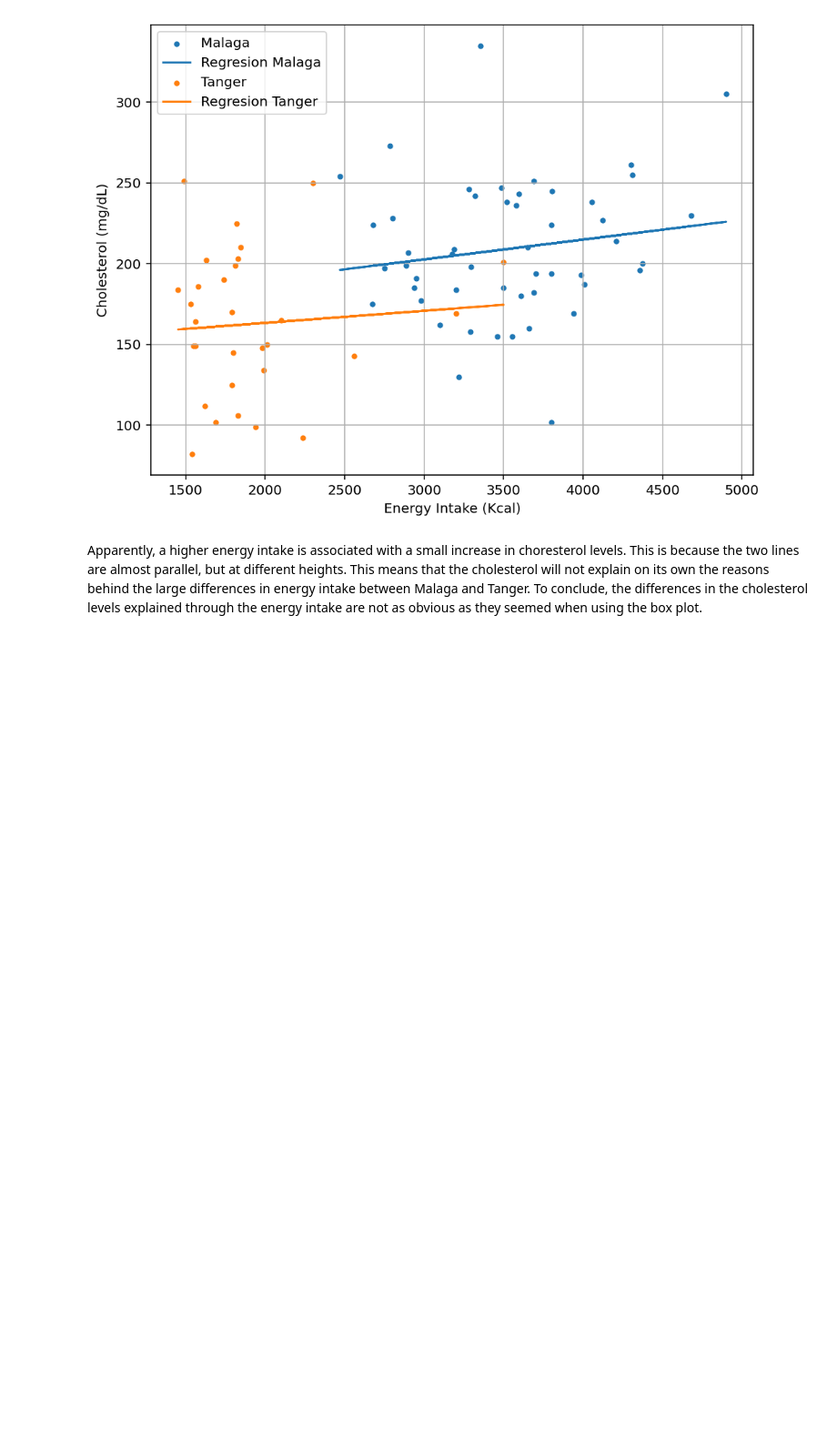
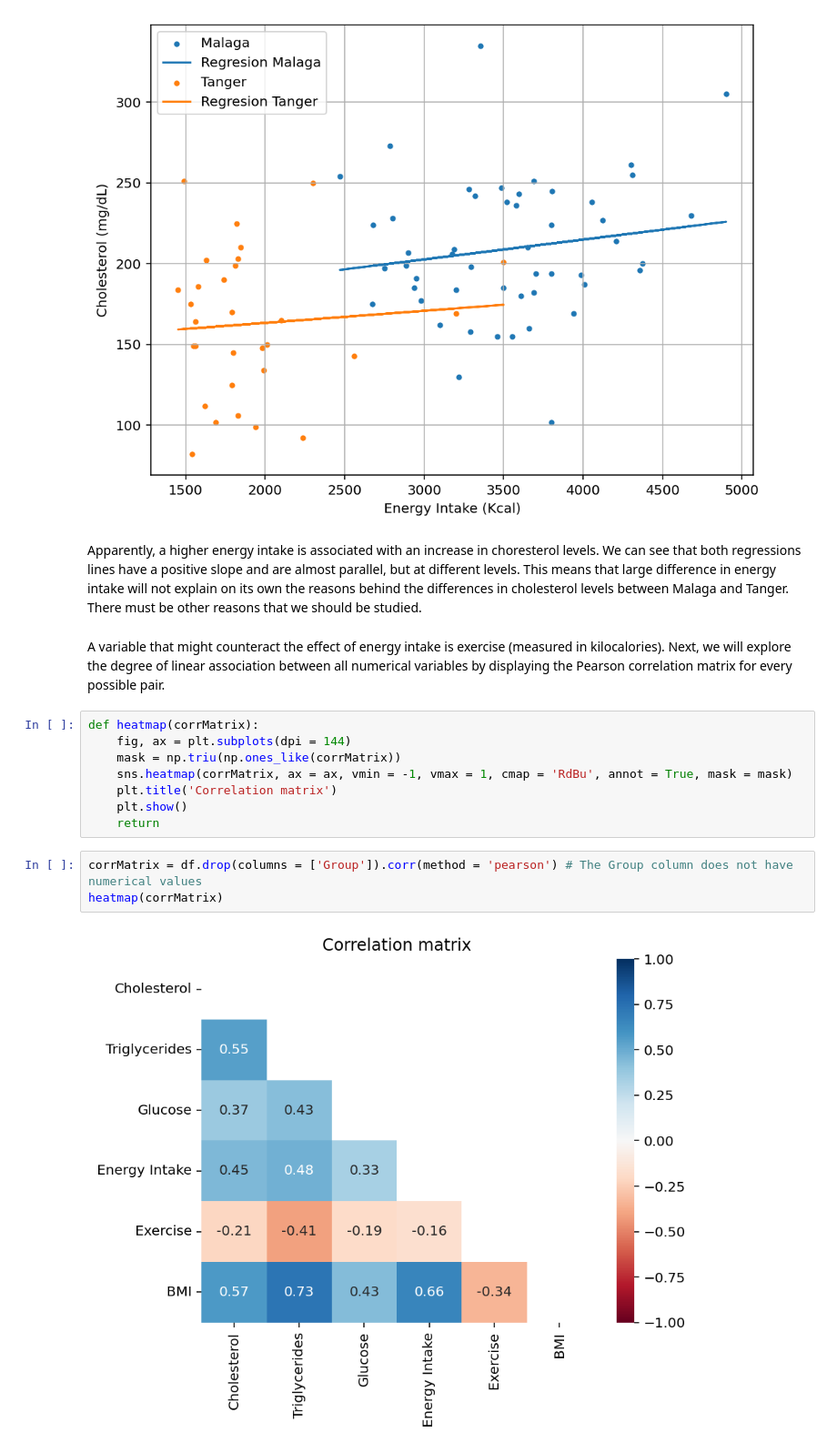
Before and after one commit to criss-bassu/Statistics_Trends, a Jupyter notebook: StatisticsAndTrends.ipynb, the cells around one changed output. Shown: that part at 91% size. Saved outputs shown, nothing was run; the diff lists cells and outputs as text; blank space fills up the shorter version.

Commit message:
Correlation matrix added

```diff
--- a/StatisticsAndTrends.ipynb
+++ b/StatisticsAndTrends.ipynb
@@ -164,4 +176,19 @@ plot_regresion(df, groups)
 # %% [output]
 [figure]
 # %% [markdown]
-Apparently, a higher energy intake is associated with a small increase in choresterol levels. This is because the two lines are almost parallel, but at different heights. This means that the cholesterol will not explain on its own the reasons behind the large differences in energy intake between Malaga and Tanger. To conclude, the differences in the cholesterol levels explained through the energy intake are not as obvious as they seemed when using the box plot.
+Apparently, a higher energy intake is associated with an increase in choresterol levels. We can see that both regressions lines have a positive slope and are almost parallel, but at different levels. This means that large difference in energy intake will not explain on its own the reasons behind the differences in cholesterol levels between Malaga and Tanger. There must be other reasons that we should be studied.
+# %% [markdown]
+A variable that might counteract the effect of energy intake is exercise (measured in kilocalories). Next, we will explore the degree of linear association between all numerical variables by displaying the Pearson correlation matrix for every possible pair.
+# %%
+def heatmap(corrMatrix):
+    fig, ax = plt.subplots(dpi = 144)
+    mask = np.triu(np.ones_like(corrMatrix))
+    sns.heatmap(corrMatrix, ax = ax, vmin = -1, vmax = 1, cmap = 'RdBu', annot = True, mask = mask)
+    plt.title('Correlation matrix')
+    plt.show()
+    return
+# %%
+corrMatrix = df.drop(columns = ['Group']).corr(method = 'pearson') # The Group column does not have numerical values
+heatmap(corrMatrix)
+# %% [output]
+[figure, added]
```
Also changed, not shown: parts of 15 cells of this notebook.
